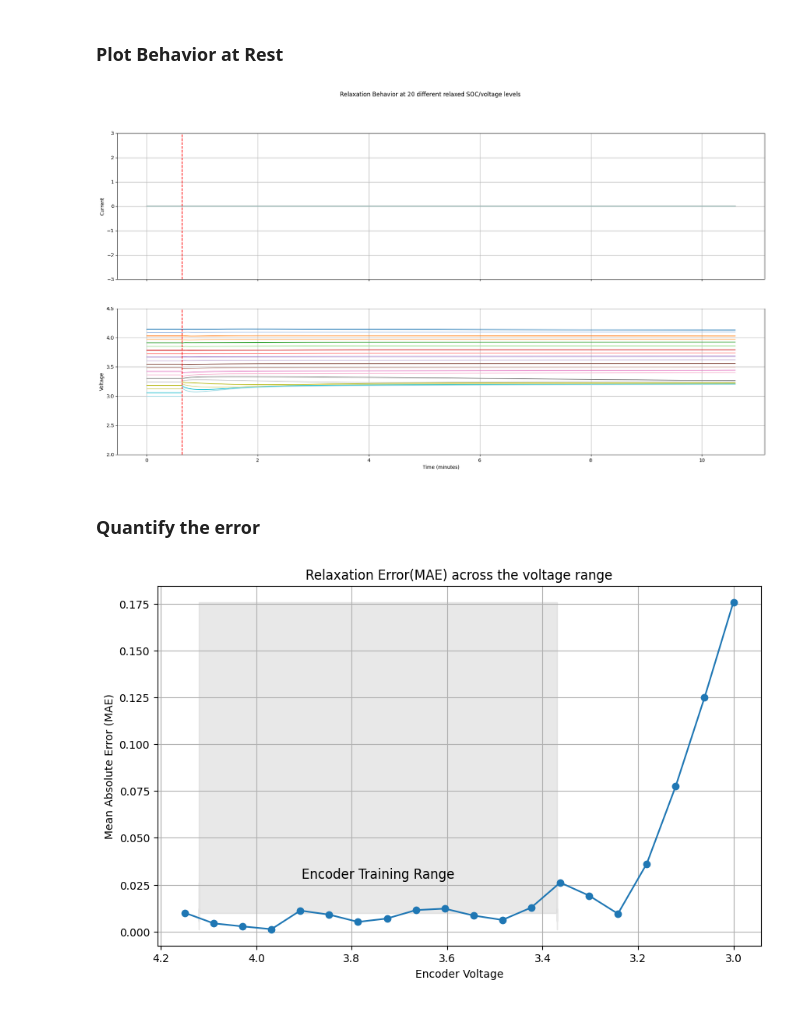
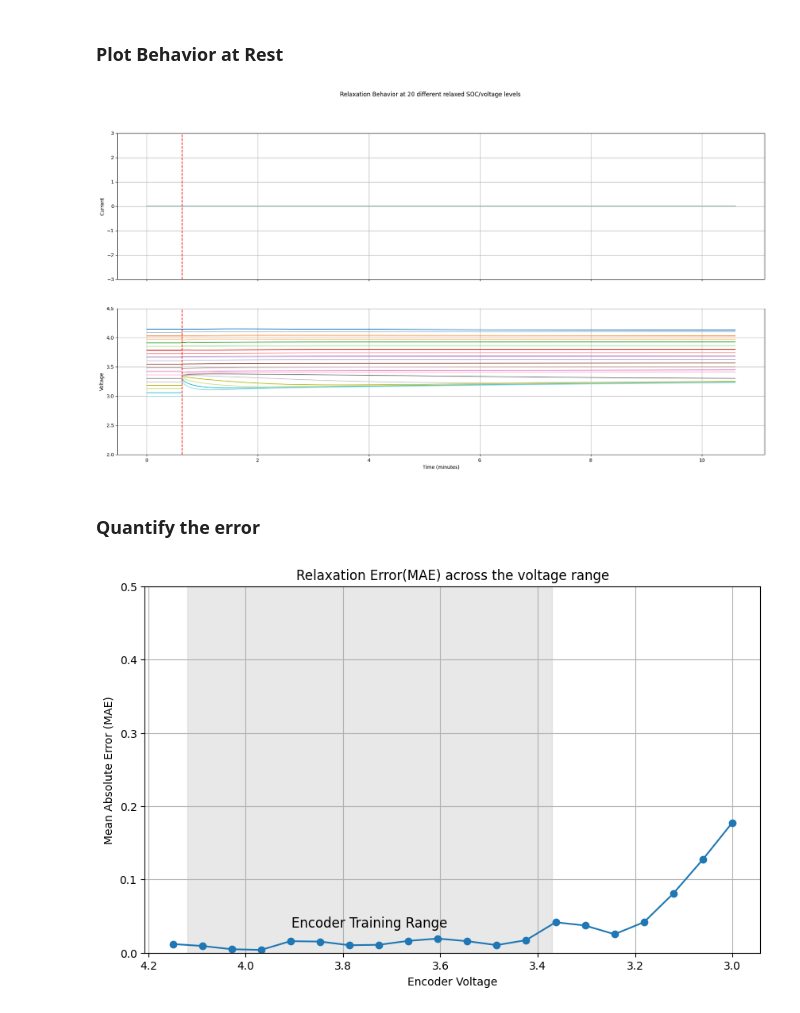
Before and after one commit to JakobSchmitt/RNN_Battery_Model, a Jupyter notebook: Evaluation/study_rest.ipynb, the cells around one changed output. Drawn from its saved outputs; the diff is of its cells as text; code cells hidden in the pictures.

Commit message:
update study_rest to fill the whole training range

```diff
--- a/Evaluation/study_rest.ipynb
+++ b/Evaluation/study_rest.ipynb
@@ -31,8 +29,8 @@ curve_dir[5] = (
 curve_dir[6] = (
     "/home/mazin/Projects/Thesis/Data/battery_model_paper/positive_discharge_20/149/6/6_4_0_0.csv"
 )
-
-pretrained_weights = "/home/mazin/Projects/Thesis/RNN/checkpoints/polar-sky-201/SEFD-monitor_val-epoch=857-train_loss=0.0000321-val_loss=0.0001363-val_mae=0.01209.ckpt"
+# pretrained_weights = "/home/mazin/Projects/Thesis/RNN/checkpoints/polar-sky-201/SEFD-monitor_val-epoch=857-train_loss=0.0000321-val_loss=0.0001363-val_mae=0.01209.ckpt" # Best Checkpoint
+pretrained_weights = "/home/mazin/Projects/Thesis/RNN/checkpoints/polar-sky-201/SEFD-monitor_val-epoch=629-train_loss=0.0000513-val_loss=0.0004591-val_mae=0.02010.ckpt"  # For comparison with Dynaformer
 encoder_input_length = 20
 decoder_input_length = 1980
 current_min = -2.5
@@ -83,39 +86,36 @@ plot_prediction(
     title=f"Relaxation Behavior at {num_predictions} different relaxed SOC/voltage levels",
 )
 # %% [output]
-[figure, old version]
+[figure, new version]
 # %% [markdown]
 ### Quantify the error
 # %%
-import numpy as np
-import matplotlib.pyplot as plt
-from sklearn.metrics import mean_absolute_error
-
 # Compute MAE for each pair of encoder_voltage and predicted_voltage
 mae_values = []
 for encoder_voltage_element, predicted_voltage_element in zip(
     encoder_voltage_values, predicted_voltage
 ):
     mae = mean_absolute_error(
         np.full_like(predicted_voltage_element, encoder_voltage_element),
         predicted_voltage_element,
     )
     mae_values.append(mae)
 
 # Plot MAE values against encoder_voltage_values
 plt.figure(figsize=(10, 6))
 plt.plot(encoder_voltage_values, mae_values, marker="o", linestyle="-")
+plt.ylim(0, 0.5)
 plt.fill_betweenx(
-    mae_values, 4.12, 3.37, color="lightgray", alpha=0.5
+    [0, 0.5], 4.12, 3.37, color="lightgray", alpha=0.5
 )  # Shade the region from 4.12 to 3.37
 plt.text(
     3.745, np.mean(mae_values), "Encoder Training Range", fontsize=12, ha="center"
 )  # Add text annotation for the shaded area
 plt.xlabel("Encoder Voltage")
 plt.ylabel("Mean Absolute Error (MAE)")
 plt.title("Relaxation Error(MAE) across the voltage range")
 plt.grid(True)
 plt.gca().invert_xaxis()  # Invert x-axis
 plt.show()
 # %% [output]
-[figure, old version]
+[figure, new version]
```
Also changed, not shown: parts of 2 cells of this notebook.
